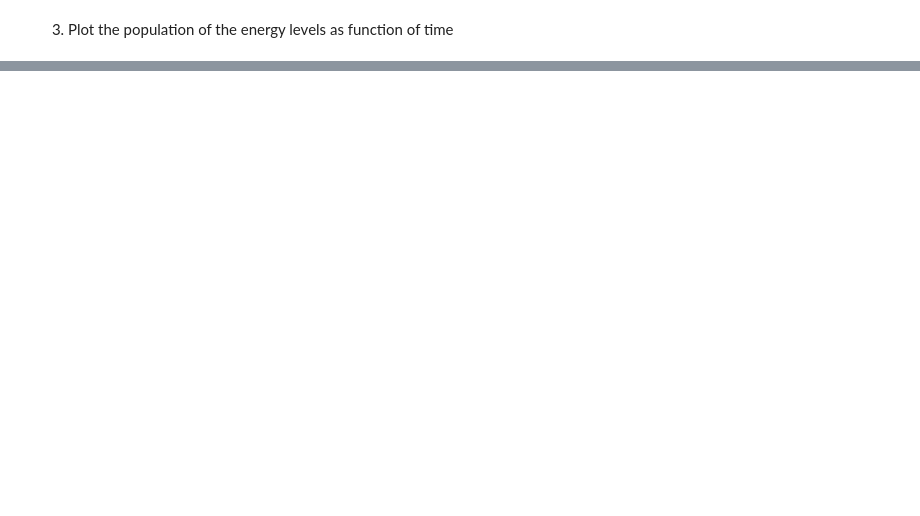
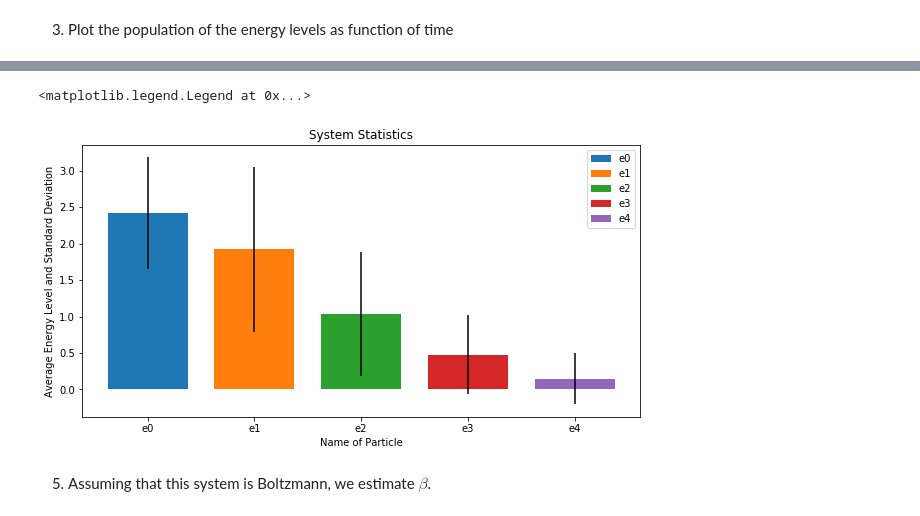
Before and after one commit to laifi/molecular-dynamics, a Jupyter notebook: e07/Exercise 7.ipynb, the cells around one changed output, grey strips where cells are left out. Drawn from its saved outputs; the diff is of its cells as text; code cells hidden in the pictures; blank space fills up the shorter version.

```diff
--- a/e07/Exercise 7.ipynb
+++ b/e07/Exercise 7.ipynb
@@ -78,0 +79,22 @@ average_e0 = sum(e4)/len(e4)
+# %%
+names = ['e0', 'e1', 'e2', 'e3', 'e4']
+ind = np.arange(len(names))
+width = 0.75
+
+fig, ax = plt.subplots(figsize=(10,5))
+for i, a, s, e in zip(ind, avg, std, names):
+    r1 = ax.bar(i, a, width,
+                yerr=s,
+                label=e)
+
+ax.set_ylabel('Average Energy Level and Standard Deviation')
+ax.set_xlabel('Name of Particle')
+ax.set_title('System Statistics')
+ax.set_xticks(ind)
+ax.set_xticklabels(names)
+ax.legend()
+# %% [output]
+<matplotlib.legend.Legend at 0x...>
+[figure, added]
+# %% [markdown]
+5. Assuming that this system is Boltzmann, we estimate $\beta$.
```
Also changed, not shown: parts of 7 cells of this notebook.
